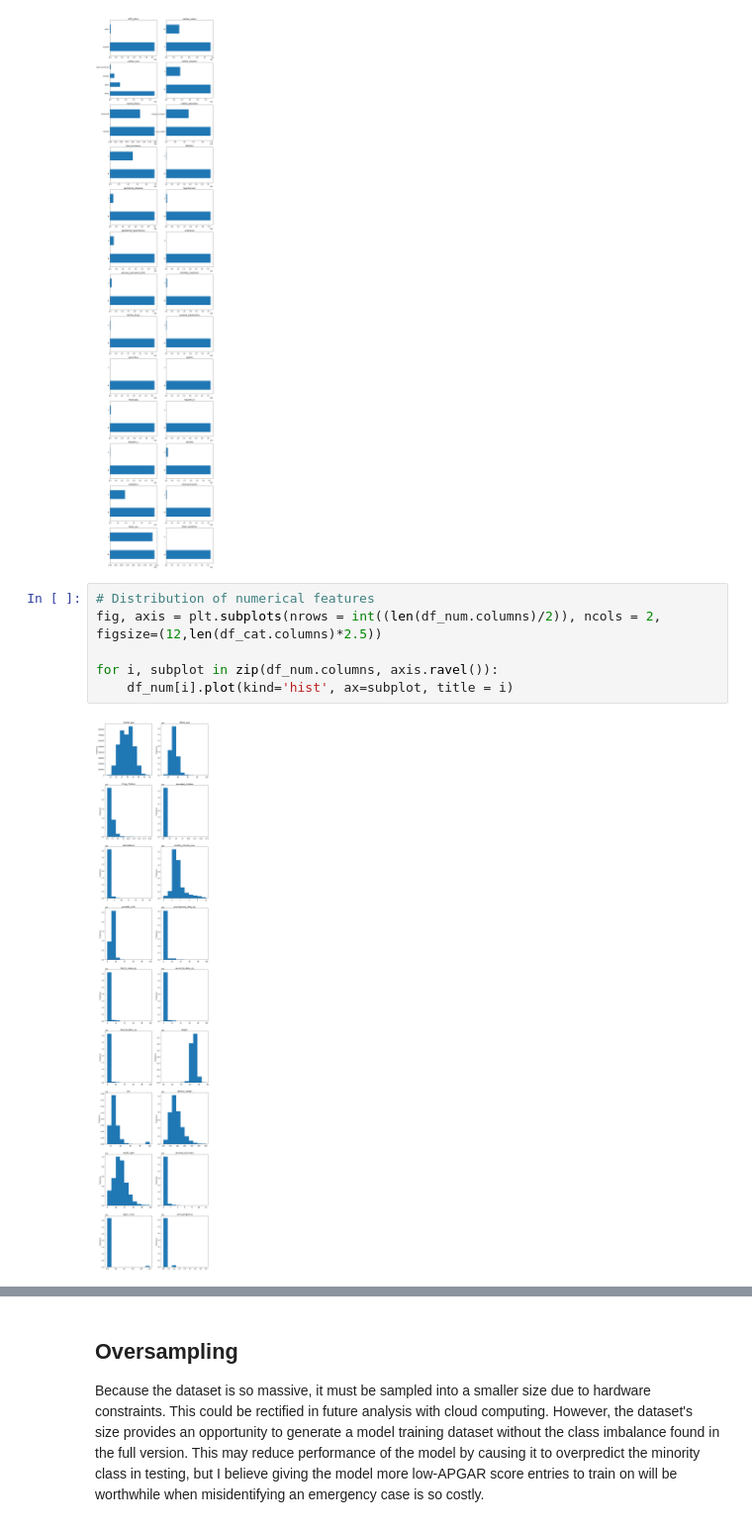
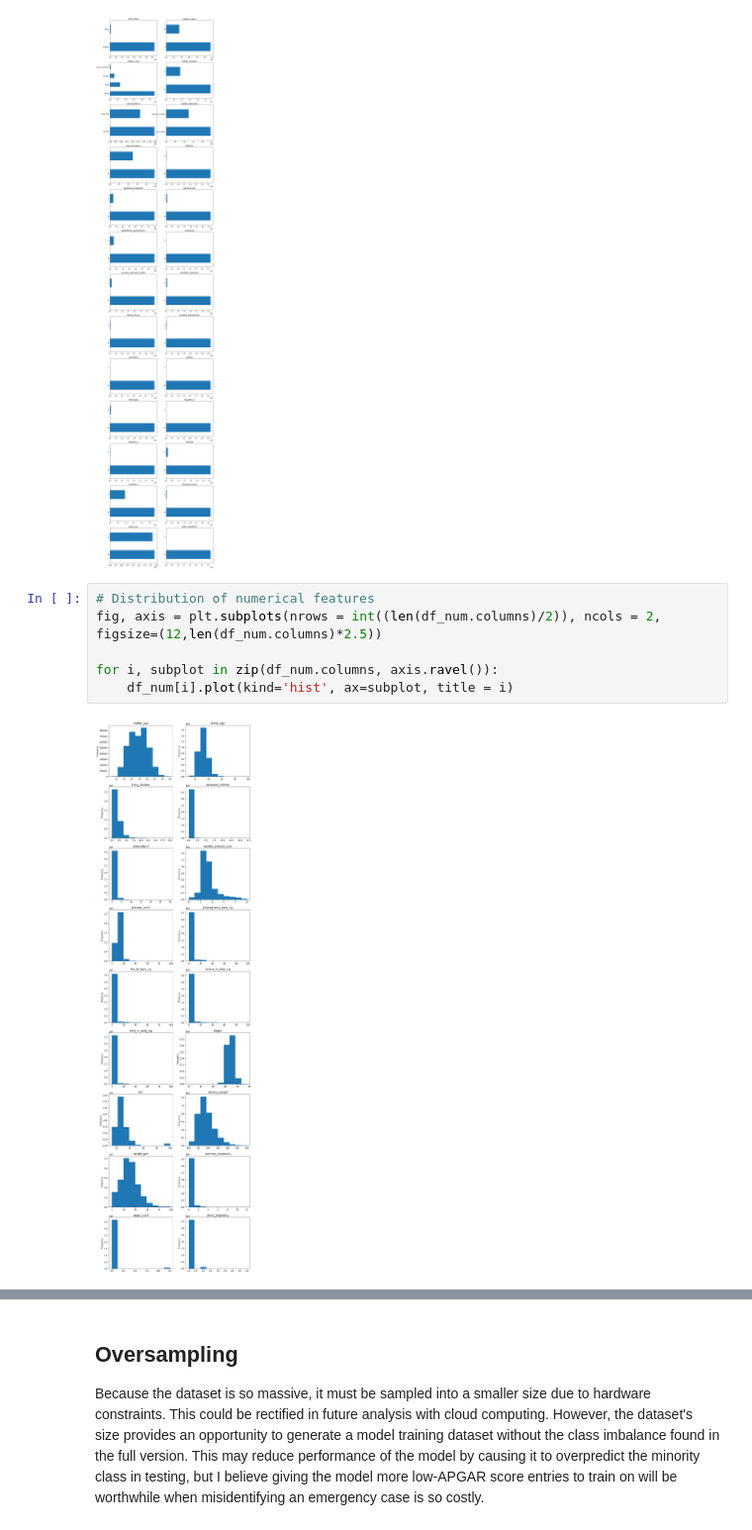
Before and after one commit to Patrick-Arnold/Capstone_Project, a Jupyter notebook: Capstone.ipynb, the cells around one changed output, grey strips where cells are left out. Shown at 99% size. Drawn from its saved outputs; the diff is of its cells as text.

Commit message:
Markdown and visualizations

```diff
--- a/Capstone.ipynb
+++ b/Capstone.ipynb
@@ -158,9 +182,9 @@ for i, subplot in zip(df_cat.columns, axis.ravel()):
 [figure]
 # %%
 # Distribution of numerical features
-fig, axis = plt.subplots(nrows = int((len(df_num.columns)/2)), ncols = 2, figsize=(12,len(df_cat.columns)*2.5))
+fig, axis = plt.subplots(nrows = int((len(df_num.columns)/2)), ncols = 2, figsize=(12,len(df_num.columns)*2.5))
 
 for i, subplot in zip(df_num.columns, axis.ravel()):
     df_num[i].plot(kind='hist', ax=subplot, title = i)
 # %% [output]
-[figure, old version]
+[figure, new version]
```
Also changed, not shown: parts of 18 cells of this notebook, 1 other file.
